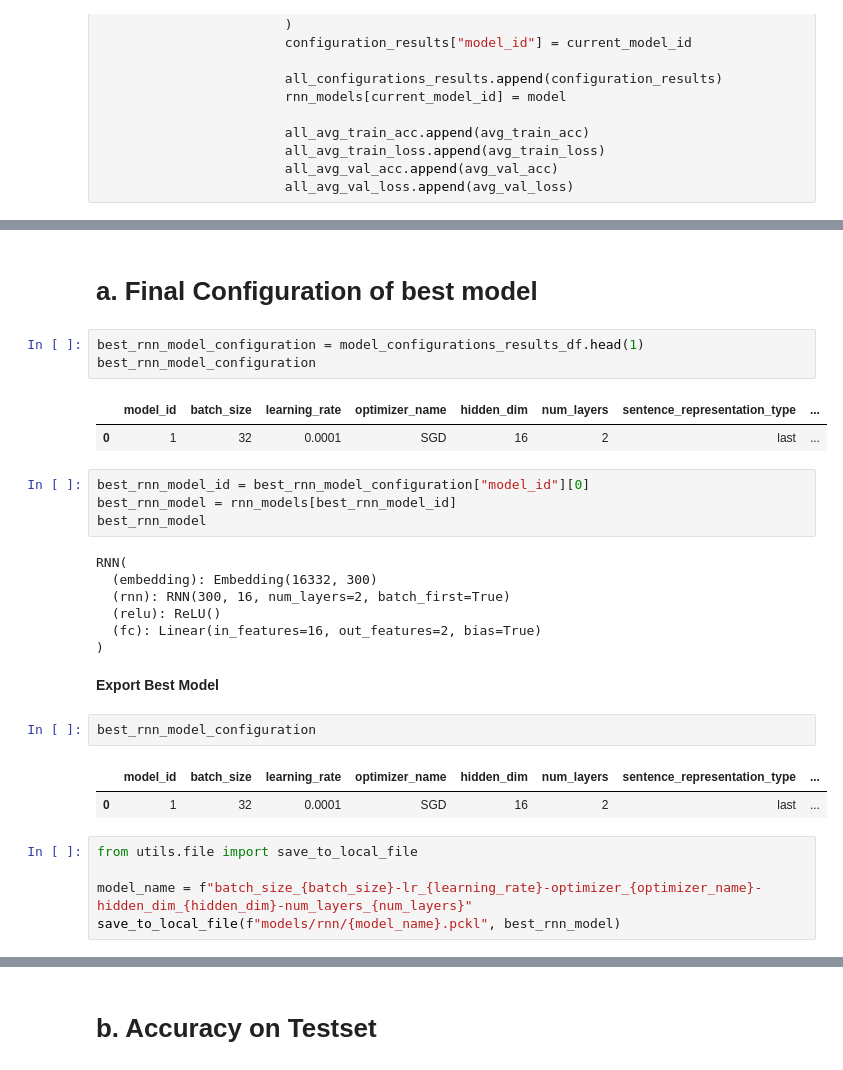
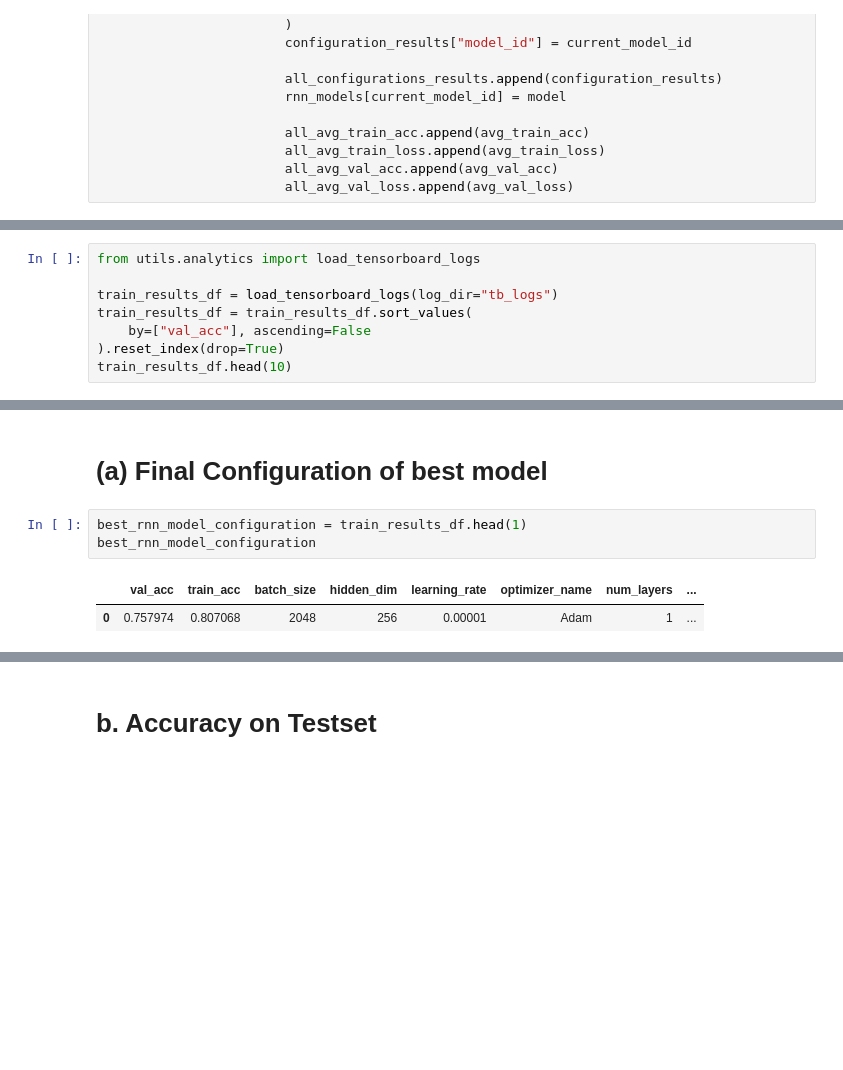
Before and after one commit to xJQx/sc4002-nlp-sentiment-classification, a Jupyter notebook: part2.ipynb, the cells around one changed output, grey strips where cells are left out. Cells and saved outputs as stored; diff of their text form; blank space fills up the shorter version.

Commit message:
load tensorboard logs as dataframe and get best model

```diff
--- a/part2.ipynb
+++ b/part2.ipynb
@@ -220,0 +202,8 @@ model_configurations_results_df.sort_values(by=["val_accuracy"], ascending=False
+# %%
+from utils.analytics import load_tensorboard_logs
+
+train_results_df = load_tensorboard_logs(log_dir="tb_logs")
+train_results_df = train_results_df.sort_values(
+    by=["val_acc"], ascending=False
+).reset_index(drop=True)
+train_results_df.head(10)
@@ -221,31 +222,8 @@ model_configurations_results_df.sort_values(by=["val_accuracy"], ascending=False
 # %% [markdown]
-# a. Final Configuration of best model
+# (a) Final Configuration of best model
 # %%
-best_rnn_model_configuration = model_configurations_results_df.head(1)
+best_rnn_model_configuration = train_results_df.head(1)
 best_rnn_model_configuration
 # %% [output]
-|  | model_id | batch_size | learning_rate | optimizer_name | hidden_dim | num_layers | sentence_representation_type | ... |
-| 0 | 1 | 32 | 0.0001 | SGD | 16 | 2 | last | ... |
+|  | val_acc | train_acc | batch_size | hidden_dim | learning_rate | optimizer_name | num_layers | ... |
+| 0 | 0.757974 | 0.807068 | 2048 | 256 | 0.00001 | Adam | 1 | ... |
-# %%
-best_rnn_model_id = best_rnn_model_configuration["model_id"][0]
-best_rnn_model = rnn_models[best_rnn_model_id]
-best_rnn_model
-# %% [output]
-RNN(
-  (embedding): Embedding(16332, 300)
-  (rnn): RNN(300, 16, num_layers=2, batch_first=True)
-  (relu): ReLU()
-  (fc): Linear(in_features=16, out_features=2, bias=True)
-)
-# %% [markdown]
-**Export Best Model**
-# %%
-best_rnn_model_configuration
-# %% [output]
-|  | model_id | batch_size | learning_rate | optimizer_name | hidden_dim | num_layers | sentence_representation_type | ... |
-| 0 | 1 | 32 | 0.0001 | SGD | 16 | 2 | last | ... |
-# %%
-from utils.file import save_to_local_file
-
-model_name = f"batch_size_{batch_size}-lr_{learning_rate}-optimizer_{optimizer_name}-hidden_dim_{hidden_dim}-num_layers_{num_layers}"
-save_to_local_file(f"models/rnn/{model_name}.pckl", best_rnn_model)
```
Also changed, not shown: parts of 4 cells of this notebook, 2 other files.
